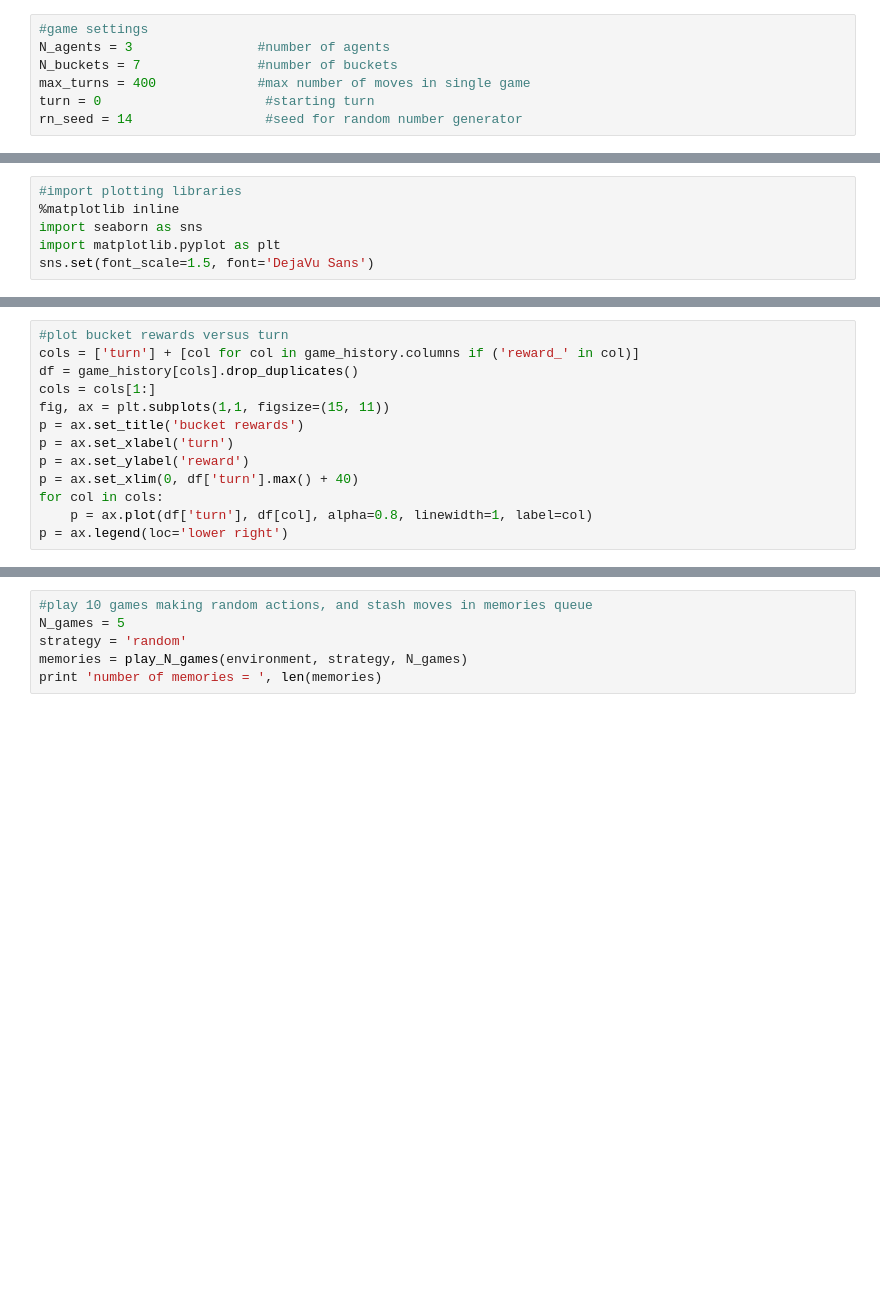
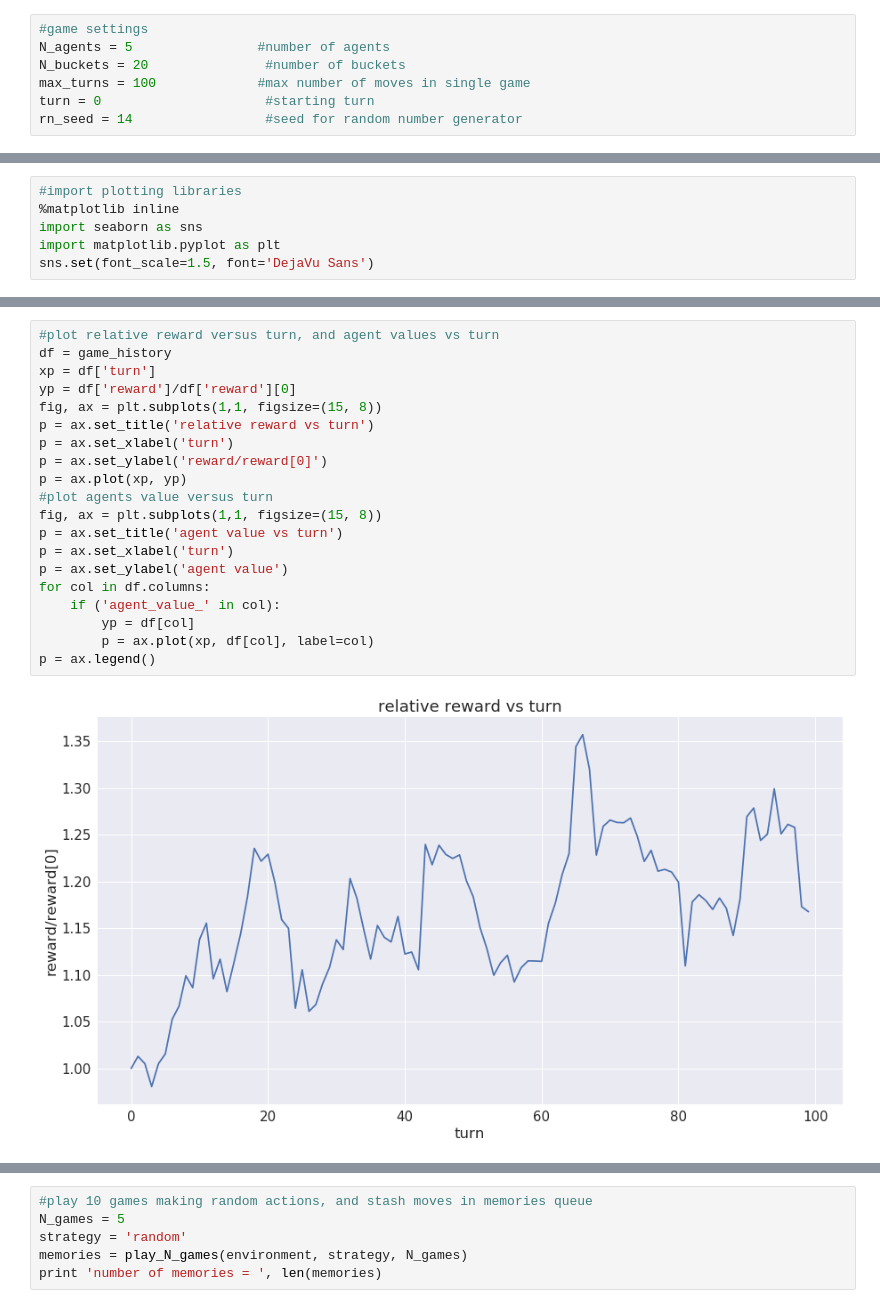
Before and after one commit to joehahn/multi-agent-explore, a Jupyter notebook: multi_agent.ipynb, the cells around one changed output, grey strips where cells are left out. Saved outputs shown, nothing was run; the diff lists cells and outputs as text; blank space fills up the shorter version.

Commit message:
agent_value

```diff
--- a/multi_agent.ipynb
+++ b/multi_agent.ipynb
@@ -8,9 +8,9 @@
 #This uses Q-learning on multiple agents to demonstrate something...
 # %%
 #game settings
-N_agents = 3                #number of agents
-N_buckets = 7               #number of buckets
-max_turns = 400             #max number of moves in single game
+N_agents = 5                #number of agents
+N_buckets = 20               #number of buckets
+max_turns = 100             #max number of moves in single game
 turn = 0                     #starting turn
 rn_seed = 14                 #seed for random number generator
 # %%
@@ -77,13 +102,22 @@ print memories[-1]
 # %%
-#plot bucket rewards versus turn
-cols = ['turn'] + [col for col in game_history.columns if ('reward_' in col)]
-df = game_history[cols].drop_duplicates()
-cols = cols[1:]
-fig, ax = plt.subplots(1,1, figsize=(15, 11))
-p = ax.set_title('bucket rewards')
+#plot relative reward versus turn, and agent values vs turn
+df = game_history
+xp = df['turn']
+yp = df['reward']/df['reward'][0]
+fig, ax = plt.subplots(1,1, figsize=(15, 8))
+p = ax.set_title('relative reward vs turn')
 p = ax.set_xlabel('turn')
-p = ax.set_ylabel('reward')
-p = ax.set_xlim(0, df['turn'].max() + 40)
-for col in cols:
-    p = ax.plot(df['turn'], df[col], alpha=0.8, linewidth=1, label=col)
-p = ax.legend(loc='lower right')
+p = ax.set_ylabel('reward/reward[0]')
+p = ax.plot(xp, yp)
+#plot agents value versus turn
+fig, ax = plt.subplots(1,1, figsize=(15, 8))
+p = ax.set_title('agent value vs turn')
+p = ax.set_xlabel('turn')
+p = ax.set_ylabel('agent value')
+for col in df.columns:
+    if ('agent_value_' in col):
+        yp = df[col]
+        p = ax.plot(xp, df[col], label=col)
+p = ax.legend()
+# %% [output]
+[figure, added]
```
Also changed, not shown: parts of 6 cells of this notebook, 1 other file.
